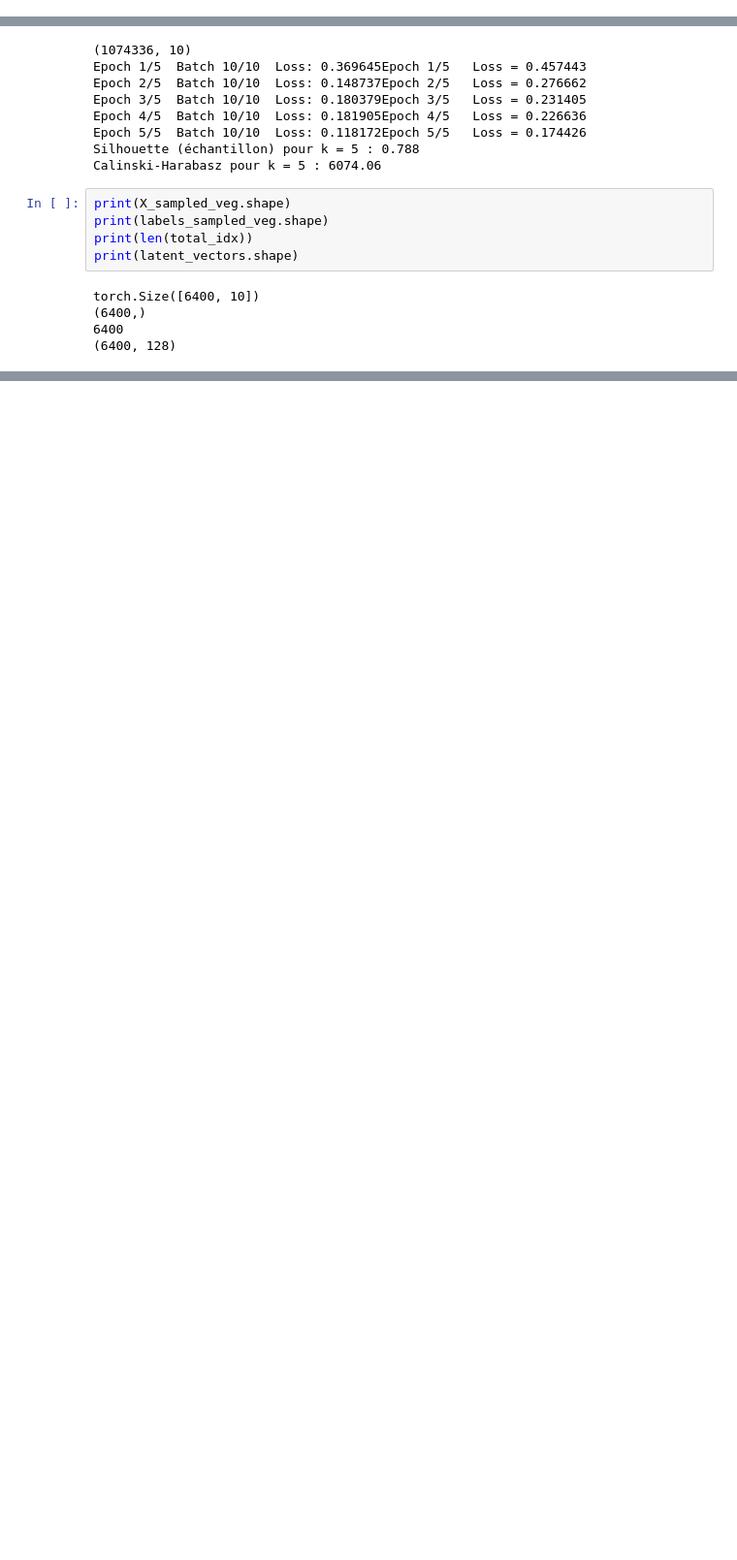
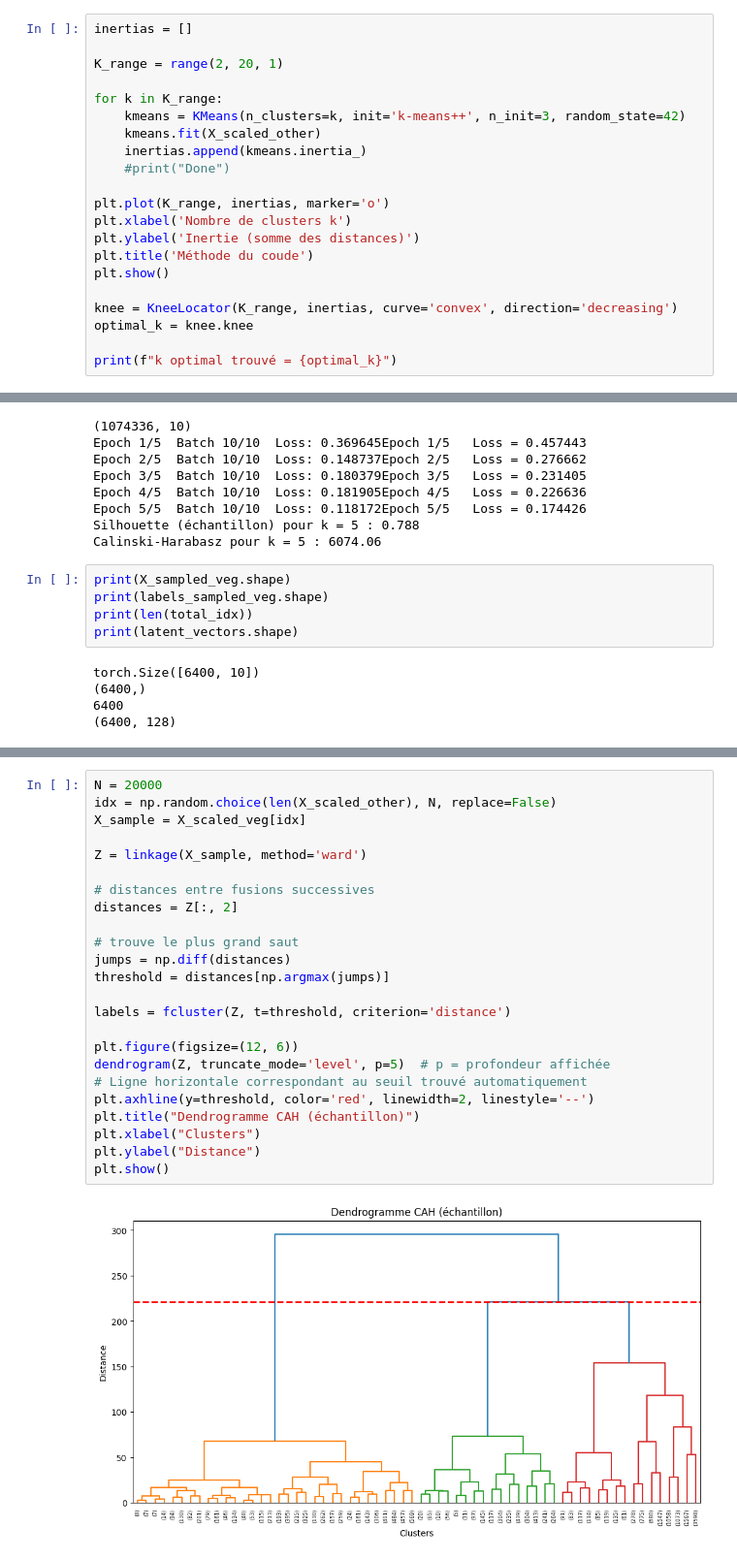
Before and after one commit to ArmanHosseini1/PIR-Rio-Tinto, a Jupyter notebook: SENTINEL-2/K-means.ipynb, the cells around one changed output, grey strips where cells are left out. Shown at 97% size. Saved outputs shown, nothing was run; the diff lists cells and outputs as text; blank space fills up the shorter version.

```diff
--- a/SENTINEL-2/K-means.ipynb
+++ b/SENTINEL-2/K-means.ipynb
@@ -445,6 +421,27 @@ print(f"k optimal trouvé = {optimal_k}")
 # %% [output]
 [figure]
 k optimal trouvé = 5
+# %%
+inertias = []
+
+K_range = range(2, 20, 1)
+
+for k in K_range:
+    kmeans = KMeans(n_clusters=k, init='k-means++', n_init=3, random_state=42)
+    kmeans.fit(X_scaled_other)
+    inertias.append(kmeans.inertia_)
+    #print("Done")
+
+plt.plot(K_range, inertias, marker='o')
+plt.xlabel('Nombre de clusters k')
+plt.ylabel('Inertie (somme des distances)')
+plt.title('Méthode du coude')
+plt.show()
+
+knee = KneeLocator(K_range, inertias, curve='convex', direction='decreasing')
+optimal_k = knee.knee
+
+print(f"k optimal trouvé = {optimal_k}")
 # %% [markdown]
 5 classes pour le reste selon le critère du coude
 # %%
@@ -1421,0 +1639,26 @@ torch.Size([6400, 10])
+# %%
+N = 20000
+idx = np.random.choice(len(X_scaled_other), N, replace=False)
+X_sample = X_scaled_veg[idx]
+
+Z = linkage(X_sample, method='ward')
+
+# distances entre fusions successives
+distances = Z[:, 2]
+
+# trouve le plus grand saut
+jumps = np.diff(distances)
+threshold = distances[np.argmax(jumps)]
+
+labels = fcluster(Z, t=threshold, criterion='distance')
+
+plt.figure(figsize=(12, 6))
+dendrogram(Z, truncate_mode='level', p=5)  # p = profondeur affichée
+# Ligne horizontale correspondant au seuil trouvé automatiquement
+plt.axhline(y=threshold, color='red', linewidth=2, linestyle='--')
+plt.title("Dendrogramme CAH (échantillon)")
+plt.xlabel("Clusters")
+plt.ylabel("Distance")
+plt.show()
+# %% [output]
+[figure, added]
```
Also changed, not shown: parts of 20 cells of this notebook, 3 other files.
